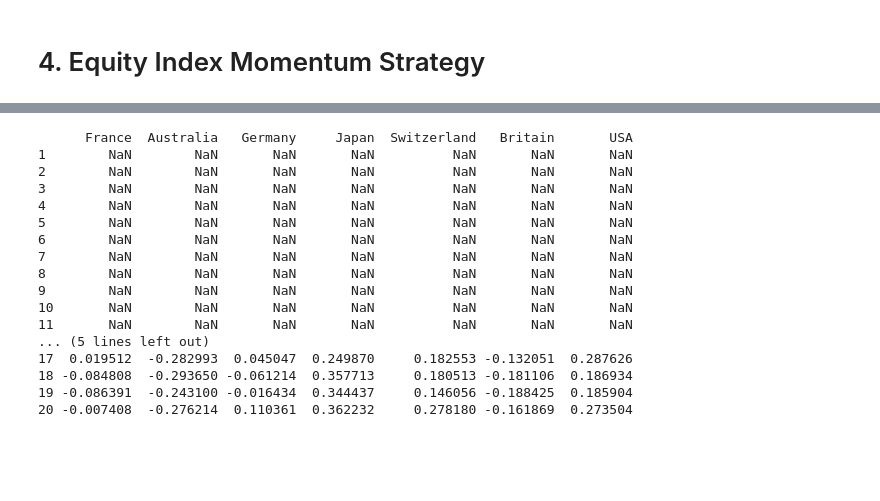
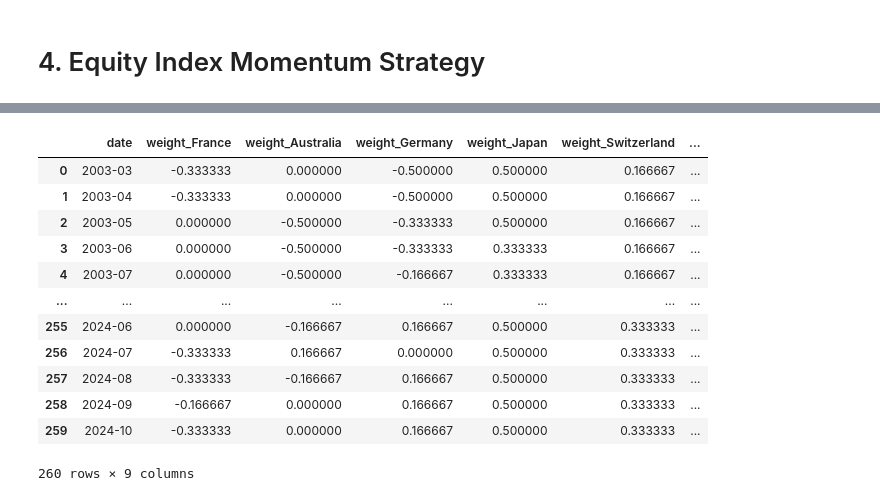
Before and after one commit to pherb127/Investments-Data, a Jupyter notebook: Investments.ipynb, the cells around one changed output, grey strips where cells are left out. Drawn from its saved outputs; the diff is of its cells as text; code cells hidden in the pictures; blank space fills up the shorter version.

```diff
--- a/Investments.ipynb
+++ b/Investments.ipynb
@@ -1026,32 +1043,49 @@ plt.show()
 # %%
-# 1a. shift your series by 1 to drop the return in t-1 (the “skip” month)
-# Ensure date column is not shifted
+#  Shift series by 1 to drop the return in t-1
 lagged = hedged_returns.drop(columns='date').shift(1)
 
-# 1b. rolling‐window product over the prior 11 months
-#     .rolling(window=11).apply(np.prod) gives ∏(1 + R) over each 11‐month blockr
-
+# Rolling‐window product over the prior 11 months
 cumret = lagged.add(1) \
                .rolling(window=11) \
                .apply(np.prod, raw=True) \
                .subtract(1)
 
-print(cumret.head(20))
+# Compute the ranks
+ranks = cumret.rank(axis=1, method='first')
+ranks.head(20)
+
+N = hedged_returns.drop(columns='date').shape[1]
+
+# Compute the weights
+w = ranks.subtract(4).div(N-1)
+
+mom_return = (w * hedged_returns).sum(axis=1)
+
+# put it all together
+momentum = pd.DataFrame({
+    'weight_'+col: w[col] for col in w.columns
+})
+momentum['momentum_return'] = mom_return.values
+
+# Ensure date column is correctly aligned
+momentum['date'] = hedged_returns['date']
+
+momentum = momentum[['date'] + [col for col in momentum.columns if col != 'date']]
+
+momentum = momentum.dropna()
+momentum = momentum.reset_index(drop=True)
+momentum
 # %% [output]
+|  | date | weight_France | weight_Australia | weight_Germany | weight_Japan | weight_Switzerland | ... |
+| 0 | 2003-03 | -0.333333 | 0.000000 | -0.500000 | 0.500000 | 0.166667 | ... |
+| 1 | 2003-04 | -0.333333 | 0.000000 | -0.500000 | 0.500000 | 0.166667 | ... |
+| 2 | 2003-05 | 0.000000 | -0.500000 | -0.333333 | 0.500000 | 0.166667 | ... |
+| 3 | 2003-06 | 0.000000 | -0.500000 | -0.333333 | 0.333333 | 0.166667 | ... |
+| 4 | 2003-07 | 0.000000 | -0.500000 | -0.166667 | 0.333333 | 0.166667 | ... |
+| ... | ... | ... | ... | ... | ... | ... | ... |
+| 255 | 2024-06 | 0.000000 | -0.166667 | 0.166667 | 0.500000 | 0.333333 | ... |
+| 256 | 2024-07 | -0.333333 | 0.166667 | 0.000000 | 0.500000 | 0.333333 | ... |
+| 257 | 2024-08 | -0.333333 | -0.166667 | 0.166667 | 0.500000 | 0.333333 | ... |
+| 258 | 2024-09 | -0.166667 | 0.000000 | 0.166667 | 0.500000 | 0.333333 | ... |
+| 259 | 2024-10 | -0.333333 | 0.000000 | 0.166667 | 0.500000 | 0.333333 | ... |
-      France  Australia   Germany     Japan  Switzerland   Britain       USA
-1        NaN        NaN       NaN       NaN          NaN       NaN       NaN
-2        NaN        NaN       NaN       NaN          NaN       NaN       NaN
-3        NaN        NaN       NaN       NaN          NaN       NaN       NaN
-4        NaN        NaN       NaN       NaN          NaN       NaN       NaN
-5        NaN        NaN       NaN       NaN          NaN       NaN       NaN
-6        NaN        NaN       NaN       NaN          NaN       NaN       NaN
-7        NaN        NaN       NaN       NaN          NaN       NaN       NaN
-8        NaN        NaN       NaN       NaN          NaN       NaN       NaN
-9        NaN        NaN       NaN       NaN          NaN       NaN       NaN
-10       NaN        NaN       NaN       NaN          NaN       NaN       NaN
-11       NaN        NaN       NaN       NaN          NaN       NaN       NaN
-... (5 lines left out)
-17  0.019512  -0.282993  0.045047  0.249870     0.182553 -0.132051  0.287626
-18 -0.084808  -0.293650 -0.061214  0.357713     0.180513 -0.181106  0.186934
-19 -0.086391  -0.243100 -0.016434  0.344437     0.146056 -0.188425  0.185904
-20 -0.007408  -0.276214  0.110361  0.362232     0.278180 -0.161869  0.273504
+260 rows × 9 columns
```
Also changed, not shown: parts of 19 cells of this notebook, 1 other file.
